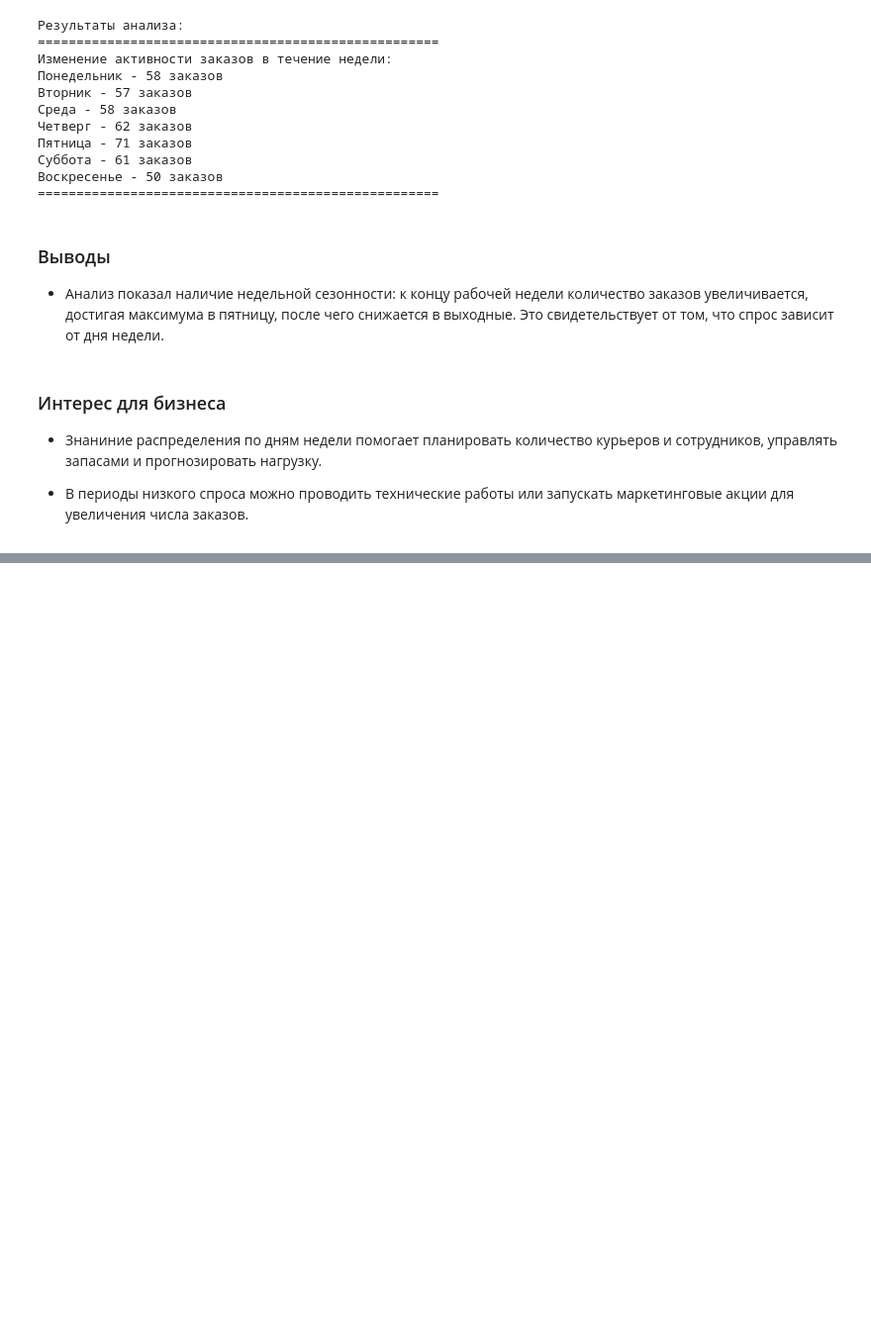
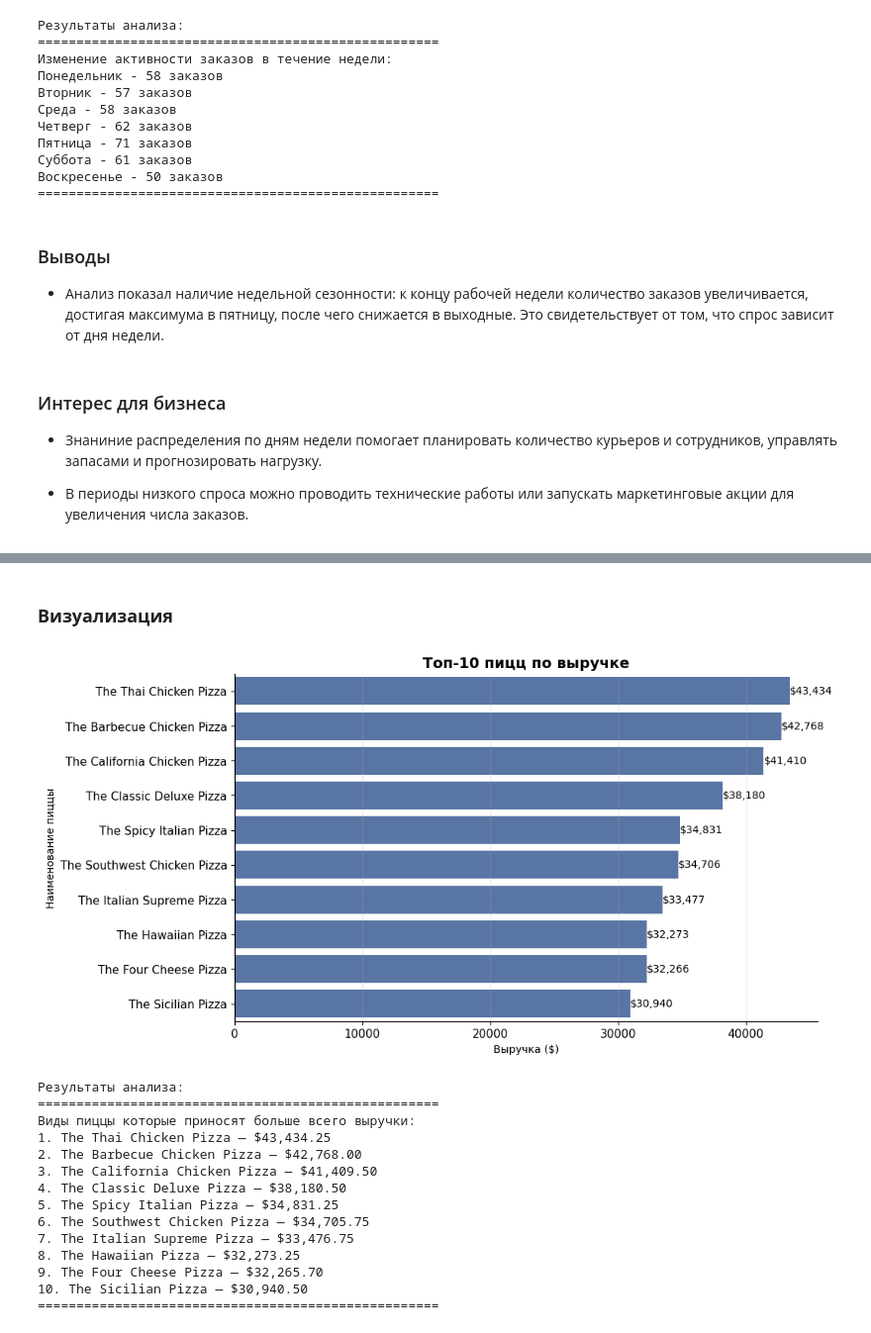
Before and after one commit to WhosArt/pizza_hut_da, a Jupyter notebook: pizzahut_analysis.ipynb, the cells around one changed output, grey strips where cells are left out. Shown at 99% size. Saved outputs shown, nothing was run; the diff lists cells and outputs as text; code cells hidden in the pictures; blank space fills up the shorter version.

Commit message:
7. Какие виды пиццы приносят наибольшую выручку?

```diff
--- a/pizzahut_analysis.ipynb
+++ b/pizzahut_analysis.ipynb
@@ -1210,0 +1213,19 @@ print("====================================================")
+# %%
+# Рассчитываем суммарную прибыль по видам пиццы
+revenue_by_pizza = (
+    df.groupby('name')['revenue']
+    .sum()
+    .sort_values(ascending=False)
+    .reset_index()
+)
+
+result_revenue_pizza = revenue_by_pizza.copy()
+
+result_revenue_pizza.columns = ['Категория', 'Прибыль']
+
+result_revenue_pizza['Доля (%)'] = (
+    result_revenue_pizza['Прибыль'] / result_revenue_pizza['Прибыль'].sum() * 100
+).round(1)
+
+# Выводим результат
+result_revenue_pizza.head(5)
@@ -1210,0 +1262,57 @@ print("====================================================")
+# %% [markdown]
+### **Визуализация**
+# %%
+# Создание столбчатой диаграммы
+fig, ax = plt.subplots(figsize=(10, 6))
+
+# Построение столбчатой диаграммы
+sns.barplot(data=revenue_by_pizza.head(10), x='revenue', y='name', ax=ax, color="#4C72B0")
+
+
+# Настройка осей и названий
+ax.set_xlabel('Выручка ($)')
+ax.set_ylabel('Наименование пиццы')
+ax.set_title(
+    'Топ-10 пицц по выручке',
+    fontsize = 14,
+    weight = 'bold'
+)
+
+# Добавляем метки над барами
+labels = [f"${v:,.0f}" for v in revenue_by_pizza.head(10)['revenue']]
+ax.bar_label(ax.containers[0], labels=labels)
+
+# Отображаем сетку по Y
+ax.grid(axis='x', alpha=0.3)
+
+# Убираем верхнюю и правую рамку
+sns.despine()
+
+# Настраиваем шрифт подписей
+ax.tick_params(labelsize=11)
+
+# Отображение диаграммы
+plt.show()
+
+# Выводим результаты
+print("Результаты анализа:")
+print("====================================================")
+print("Виды пиццы которые приносят больше всего выручки:")
+print("\n".join(f"{i+1}. {row['name']} — ${row['revenue']:,.2f}" for i, row in revenue_by_pizza.head(10).iterrows()))
+print("====================================================")
+# %% [output]
+[figure, added]
+Результаты анализа:
+====================================================
+Виды пиццы которые приносят больше всего выручки:
+1. The Thai Chicken Pizza — $43,434.25
+2. The Barbecue Chicken Pizza — $42,768.00
+3. The California Chicken Pizza — $41,409.50
+4. The Classic Deluxe Pizza — $38,180.50
+5. The Spicy Italian Pizza — $34,831.25
+6. The Southwest Chicken Pizza — $34,705.75
+7. The Italian Supreme Pizza — $33,476.75
+8. The Hawaiian Pizza — $32,273.25
+9. The Four Cheese Pizza — $32,265.70
+10. The Sicilian Pizza — $30,940.50
+====================================================
```
Also changed, not shown: parts of 8 cells of this notebook.
